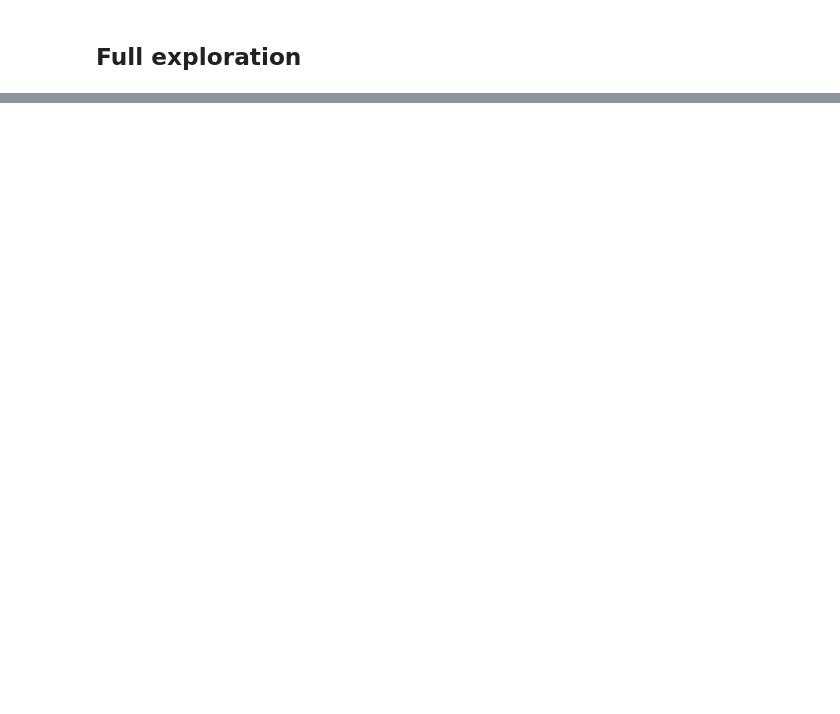
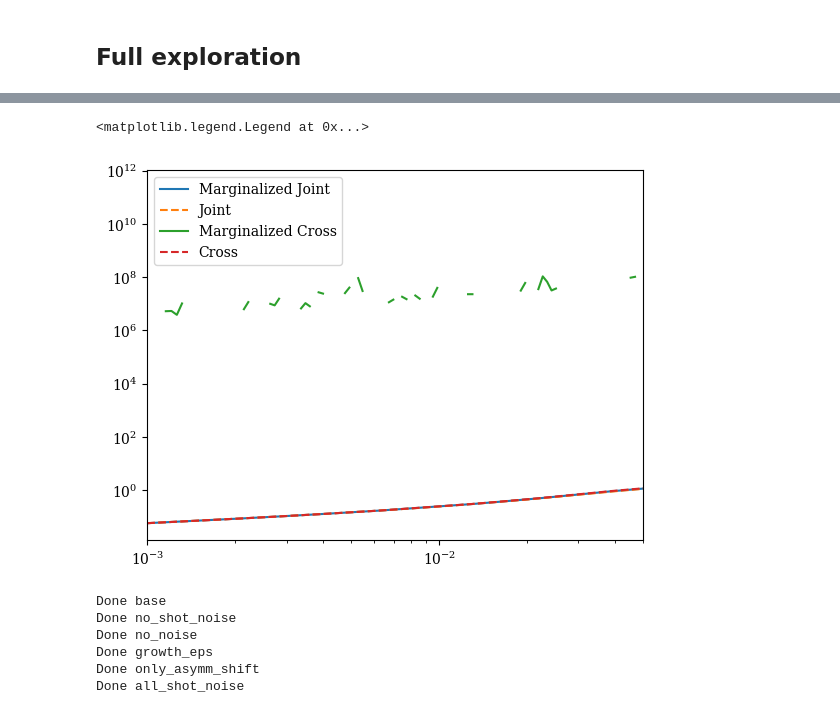
Before and after one commit to Saladino93/qeep, a Jupyter notebook: notebooks/paper/forecasts.ipynb, the cells around one changed output, grey strips where cells are left out. Drawn from its saved outputs; the diff is of its cells as text; code cells hidden in the pictures; blank space fills up the shorter version.

```diff
--- a/notebooks/paper/forecasts.ipynb
+++ b/notebooks/paper/forecasts.ipynb
@@ -495,0 +584,25 @@ for index_case, asymm_shift in enumerate([0, 1]):
+# %%
+#vA = jnp.array([0*e, b1A, b2A, bs2A, bGXA, bGXB, bSXA, bSXB, bTXA, bTXB])
+selected = [0, 1] #, 7, 8]
+
+matrix = F[:, selected][:, :, selected]
+F_inv_marg = jnp.linalg.inv(matrix)
+F_inv_single_marg = jnp.linalg.inv(F_single[:, selected][:, :, selected])
+# %%
+index = 0 #this is the original indexing!!!
+
+min_sel = min(selected)
+
+err_marg = F_inv_marg[:, index-min_sel, index-min_sel]**0.5
+err_single_marg = F_inv_single_marg[:, index-min_sel, index-min_sel]**0.5
+
+p = plt.loglog(Ks, err_marg, label = "Marginalized Joint")
+plt.loglog(Ks, F[:, index, index]**-0.5, label = "Joint", ls = "--")
+
+p = plt.loglog(Ks, err_single_marg, label = "Marginalized Cross")
+plt.loglog(Ks, F_single[:, index, index]**-0.5, label = "Cross", ls = "--")
+plt.xlim(1e-3, 5e-2)
+plt.legend()
+# %% [output]
+<matplotlib.legend.Legend at 0x...>
+[figure, added]
@@ -495,0 +713,20 @@ for index_case, asymm_shift in enumerate([0, 1]):
+# %%
+selected = [0, 1, 2, 3]#, 4, 5, 6]
+Narr = 70
+
+out_results = {}
+for k, conf in configurations.items():
+    F_cross, F_joint = get_full_fisher(**conf)
+    modes, err_matrix, err_marginalized_matrix = ger_errors(F_joint, selected, Kmin, Kmax, V, Narr = Narr)
+    modes, err_matrix_cross, err_marginalized_matrix_cross = ger_errors(F_cross, selected, Kmin, Kmax, V, Narr = Narr)
+    out_results[k] = {"modes": modes, "err_matrix": err_matrix, "err_marginalized_matrix": err_marginalized_matrix, "err_matrix_cross": err_matrix_cross, "err_marginalized_matrix_cross": err_marginalized_matrix_cross}
+    out_results[k]["F_joint"] = F_joint
+    out_results[k]["F_cross"] = F_cross
+    print("Done", k)
+# %% [output]
+Done base
+Done no_shot_noise
+Done no_noise
+Done growth_eps
+Done only_asymm_shift
+Done all_shot_noise
```
Also changed, not shown: parts of 15 cells of this notebook, 4 other files.
